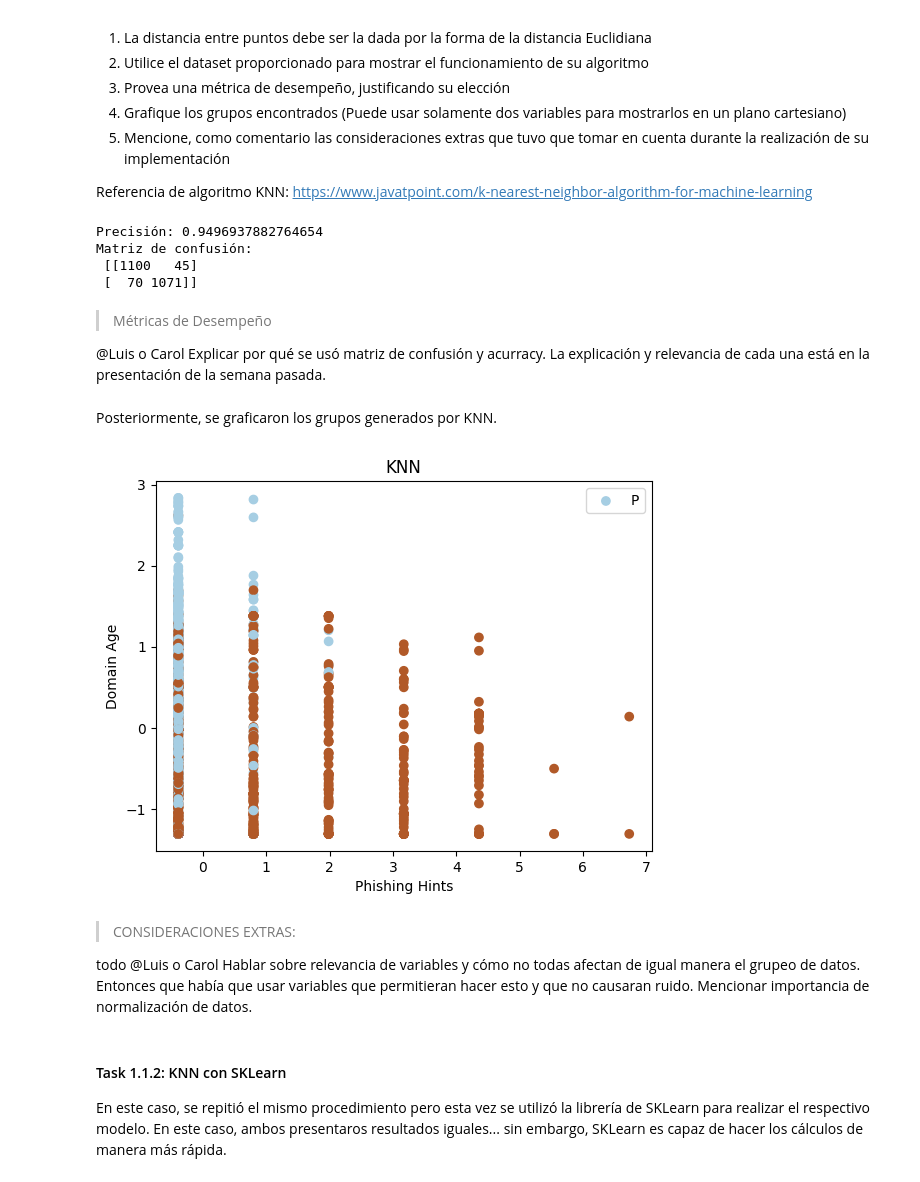
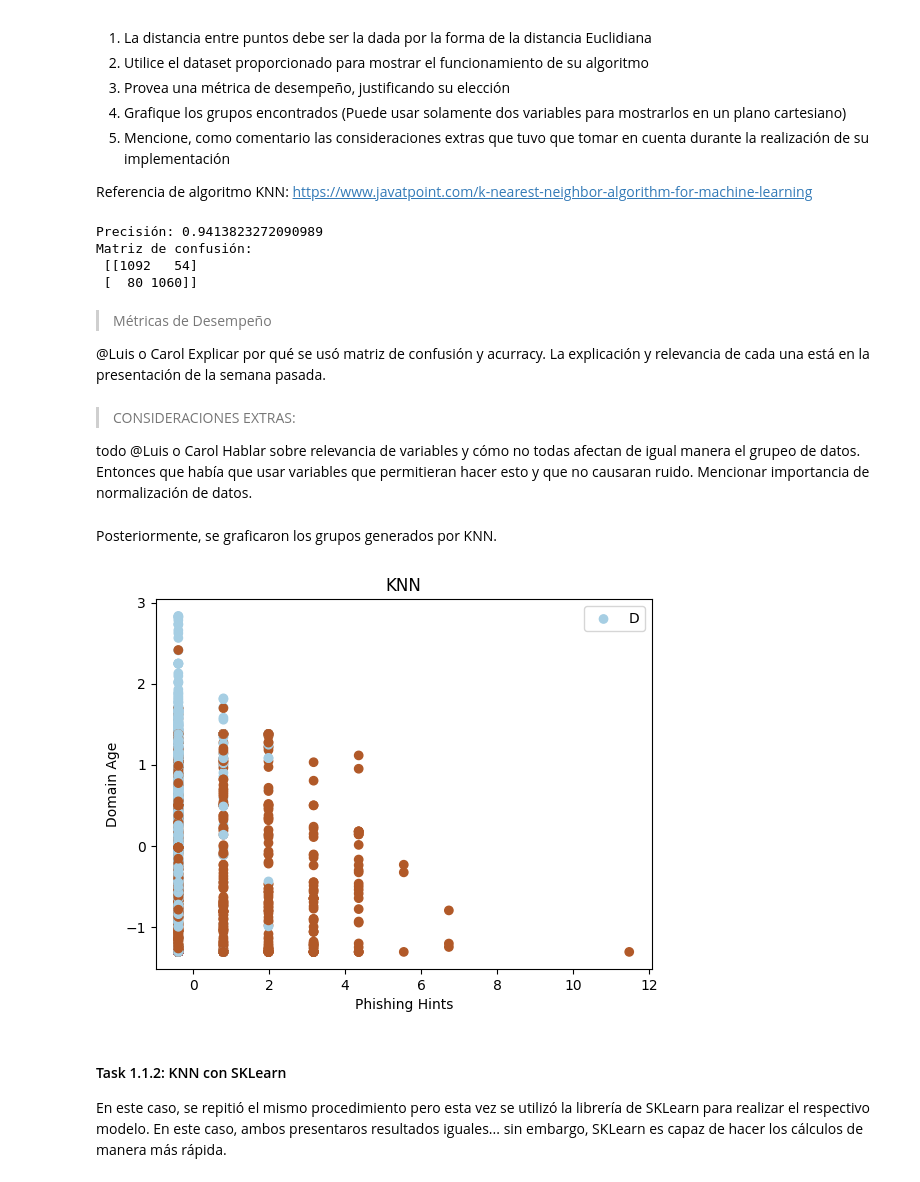
Before and after one commit to stefanoaragoni/IA_Lab5, a Jupyter notebook: lab5.ipynb, the cells around one changed output. Cells and saved outputs as stored; diff of their text form; code cells hidden in the pictures.

```diff
--- a/lab5.ipynb
+++ b/lab5.ipynb
@@ -219,8 +219,12 @@ def evaluate(y_test, y_pred):
 # Separar los datos en entrenamiento y prueba
 X_train, X_test, y_train, y_test = train_test_split(df_feat.drop('status',axis=1), df_feat['status'], test_size=0.20)
 
-# Cantidad de vecinos a considerar
-neighbors = 5
+# Cantidad de vecinos a considerar = raíz cuadrada de la cantidad de datos de prueba
+neighbors = len(X_test)**0.5
+neighbors = int(neighbors)
+# Numero impar de neighbors
+if neighbors % 2 == 0:
+    neighbors += 1
 
 # Calcular la precisión
 y_pred = predict(X_train.values, X_test.values, y_train.values, neighbors)
@@ -230,40 +234,40 @@ print('Precisión:',evaluate(y_test.values, y_pred))
 cm = confusion_matrix(y_test.values, y_pred)
 print('Matriz de confusión:\n',cm)
 # %% [output]
-Precisión: 0.9496937882764654
+Precisión: 0.9413823272090989
 Matriz de confusión:
- [[1100   45]
- [  70 1071]]
+ [[1092   54]
+ [  80 1060]]
 # %% [markdown]
 > Métricas de Desempeño
 
 @Luis o Carol
 Explicar por qué se usó matriz de confusión y acurracy. La explicación y relevancia de cada una está en la presentación de la semana pasada.
+# %% [markdown]
+> CONSIDERACIONES EXTRAS:
+
+todo @Luis o Carol
+Hablar sobre relevancia de variables y cómo no todas afectan de igual manera el grupeo de datos. Entonces que había que usar variables que permitieran hacer esto y que no causaran ruido. Mencionar importancia de normalización de datos.
 # %% [markdown]
 Posteriormente, se graficaron los grupos generados por KNN.
 # %%
 import matplotlib.pyplot as plt
 import pandas as pd
 from sklearn import datasets, neighbors
 
 # Variables a seleccionar para la gráfica: domain_age y phish_hints
 
 X = X_test[['phish_hints', 'domain_age']]
 
 # Graficar en X page_rank y en Y nb_www; color según status
 plt.scatter(X['phish_hints'], X['domain_age'], c=y_pred, cmap=plt.cm.Paired)
 plt.xlabel('Phishing Hints')
 plt.ylabel('Domain Age')
-plt.legend("Phishing")
+plt.legend("Domain Age")
 plt.title('KNN')
 plt.show()
 # %% [output]
-[figure, old version]
+[figure, new version]
-# %% [markdown]
-> CONSIDERACIONES EXTRAS:
-
-todo @Luis o Carol
-Hablar sobre relevancia de variables y cómo no todas afectan de igual manera el grupeo de datos. Entonces que había que usar variables que permitieran hacer esto y que no causaran ruido. Mencionar importancia de normalización de datos.
 # %% [markdown]
 #### Task 1.1.2: KNN con SKLearn
 En este caso, se repitió el mismo procedimiento pero esta vez se utilizó la librería de SKLearn para realizar el respectivo modelo. En este caso, ambos presentaros resultados iguales... sin embargo, SKLearn es capaz de hacer los cálculos de manera más rápida.
```
Also changed, not shown: parts of 6 cells of this notebook.
